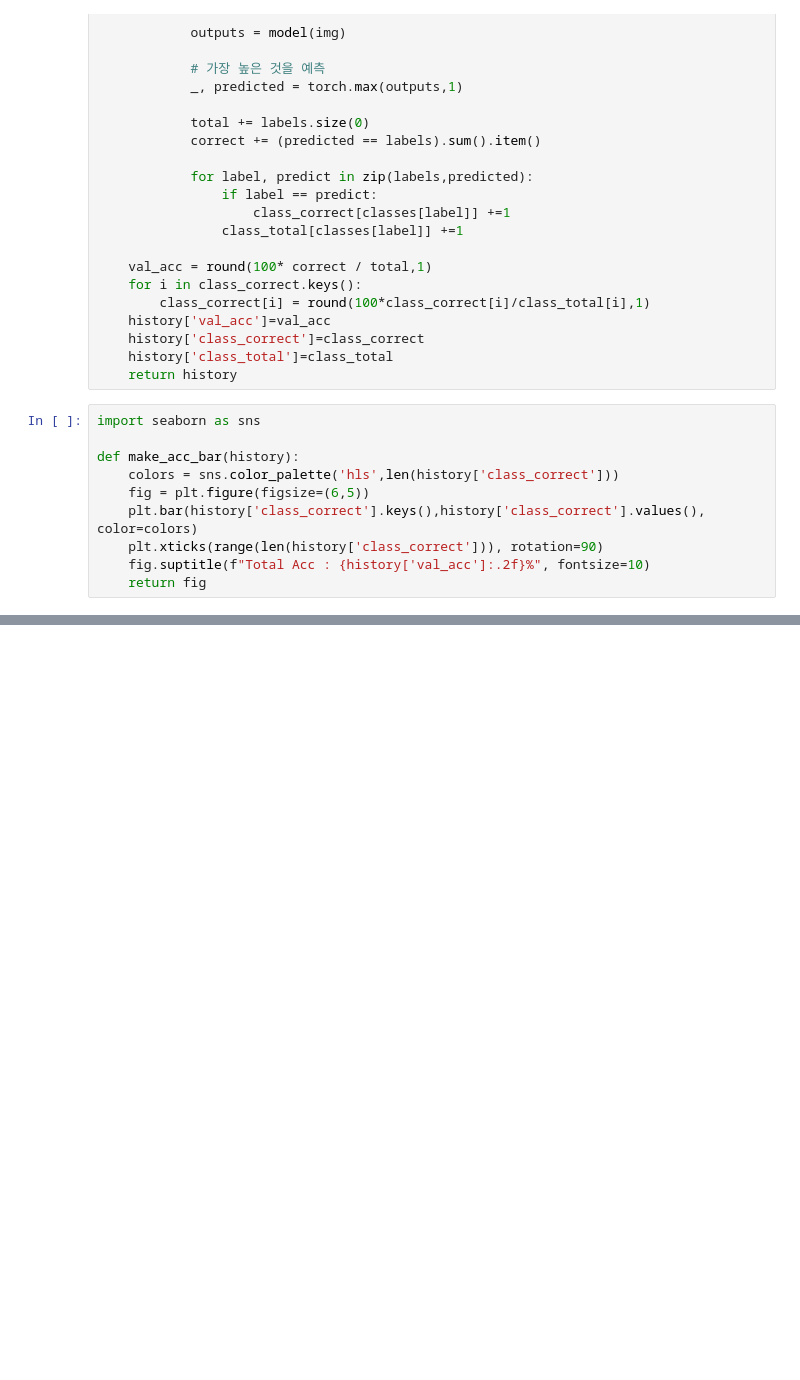
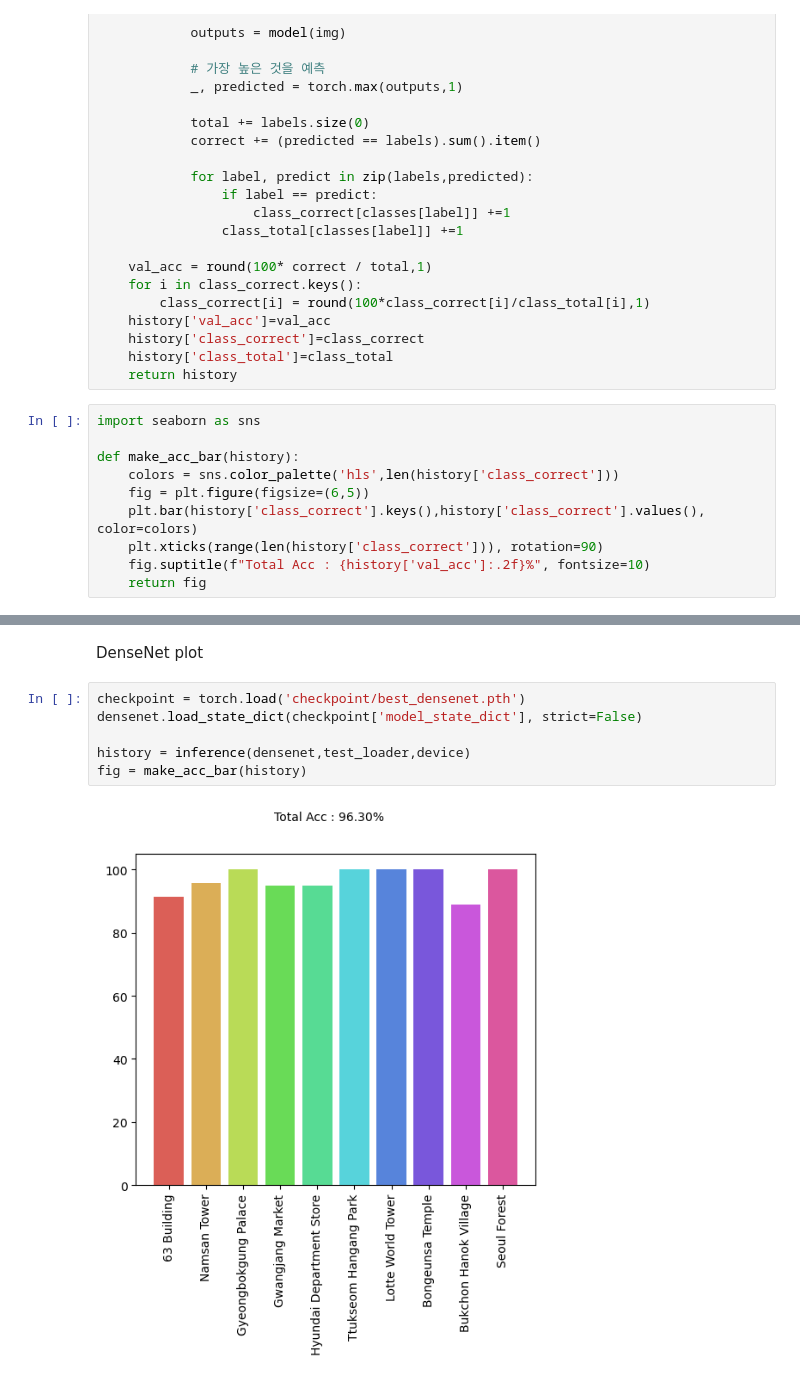
Before and after one commit to yunguks/KNU_AICOSS_bitso, a Jupyter notebook: bitdol_classification.ipynb, the cells around one changed output, grey strips where cells are left out. Drawn from its saved outputs; the diff is of its cells as text; blank space fills up the shorter version.

```diff
--- a/bitdol_classification.ipynb
+++ b/bitdol_classification.ipynb
@@ -791,3 +1005,13 @@ history = inference(resnet50,test_loader,device)
 fig = make_acc_bar(history)
 # %% [output]
 [figure]
+# %% [markdown]
+DenseNet plot
+# %%
+checkpoint = torch.load('checkpoint/best_densenet.pth')
+densenet.load_state_dict(checkpoint['model_state_dict'], strict=False)
+
+history = inference(densenet,test_loader,device)
+fig = make_acc_bar(history)
+# %% [output]
+[figure, added]
```
Also changed, not shown: parts of 13 cells of this notebook, 5 other files.
